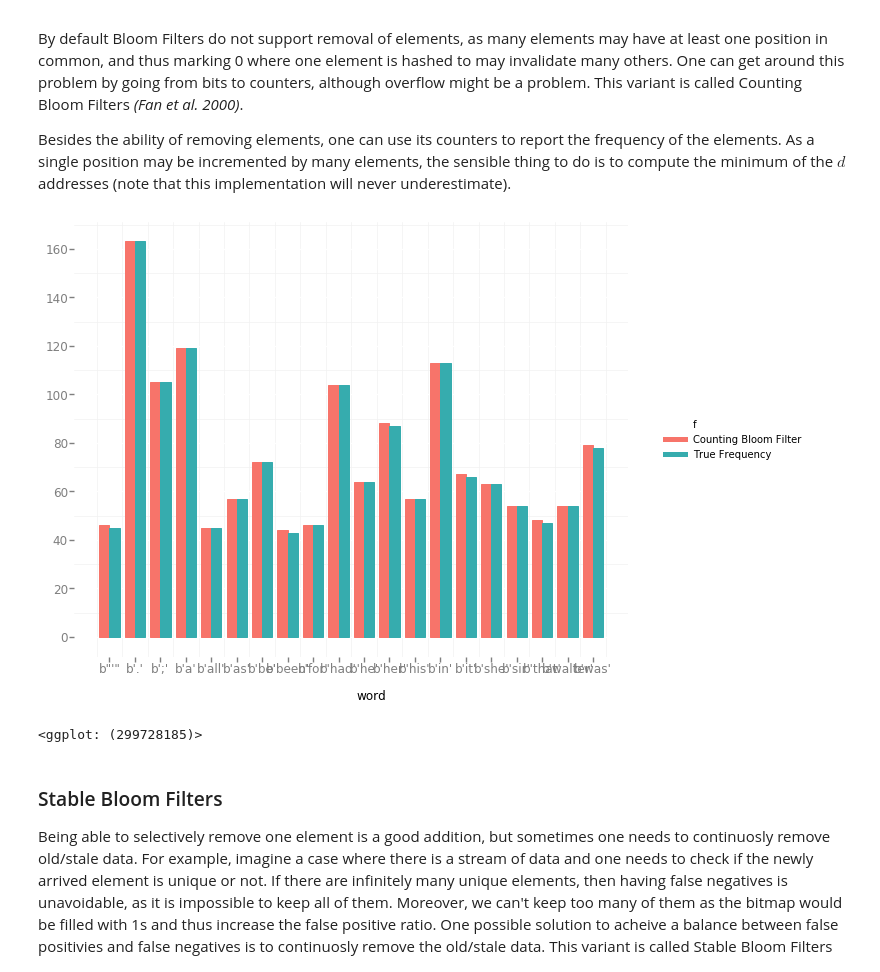
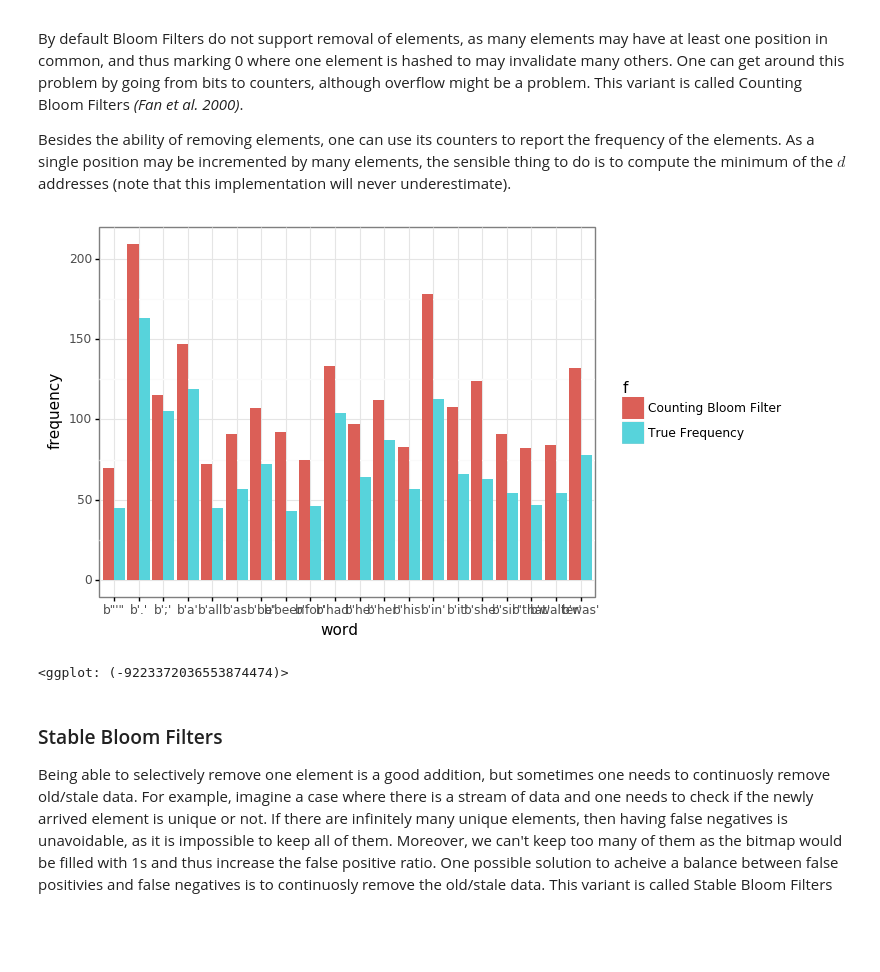
Before and after one commit to lucasschmidtc/Probabilistic-Algorithms, a Jupyter notebook: Probabilistic Algorithms.ipynb, the cells around one changed output. Saved outputs shown, nothing was run; the diff lists cells and outputs as text; code cells hidden in the pictures; blank space fills up the shorter version.

```diff
--- a/Probabilistic Algorithms.ipynb
+++ b/Probabilistic Algorithms.ipynb
@@ -290,9 +290,9 @@ By default Bloom Filters do not support removal of elements, as many elements ma
 
 Besides the ability of removing elements, one can use its counters to report the frequency of the elements. As a single position may be incremented by many elements, the sensible thing to do is to compute the minimum of the $d$ addresses (note that this implementation will never underestimate).
 # %%
-N = 5000
+N = 300
 bitmap = np.array([0] * N)
-subset = words[0:7000]
+subset = words[0:7000] # ~1500 unique words
 
 for w in subset:
     for hash_function in hash_functions:
@@ -311,10 +311,12 @@ for idx, (w, true) in enumerate(true_freq):
     df.loc[idx * 2] = [w, freq, 'Counting Bloom Filter']
     df.loc[idx * 2 + 1] = [w, true, 'True Frequency']
 # %%
-ggplot(aes(x='word', weight='frequency', fill='f'), df) + geom_bar() + theme_bw()
+from plotnine import *
+%matplotlib inline
+(ggplot(df, aes(x='word', y='frequency', fill='f')) + geom_bar(stat='identity', position='dodge') + theme_bw())
 # %% [output]
-[figure, old version]
+[figure, new version]
-<ggplot: (299728185)>
+<ggplot: (-9223372036553874474)>
 # %% [markdown]
 ### Stable Bloom Filters
 
```
Also changed, not shown: parts of 6 cells of this notebook.
